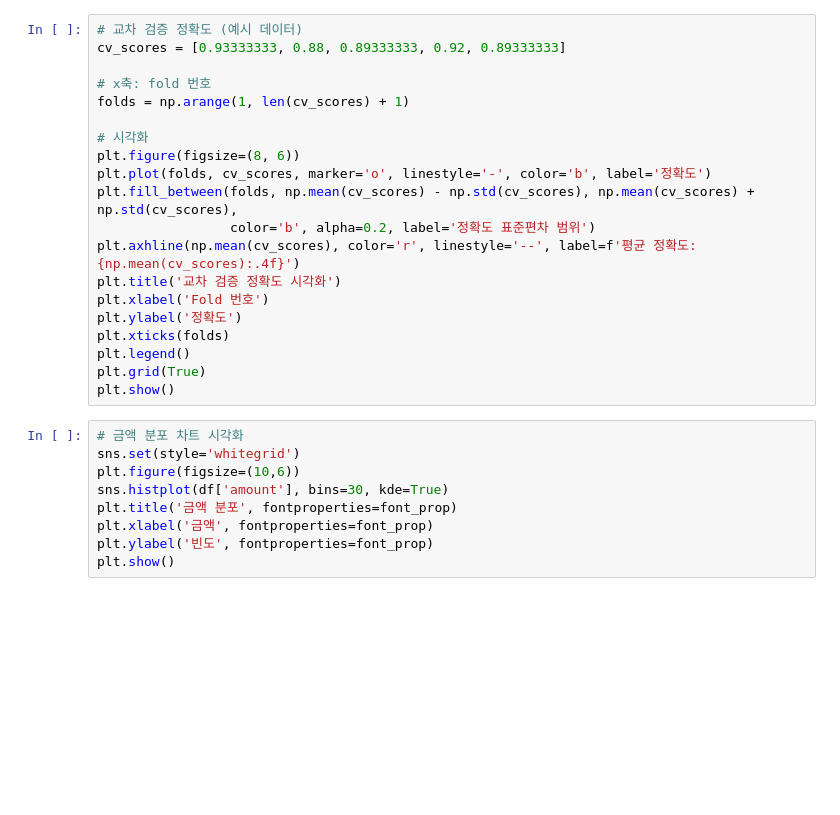
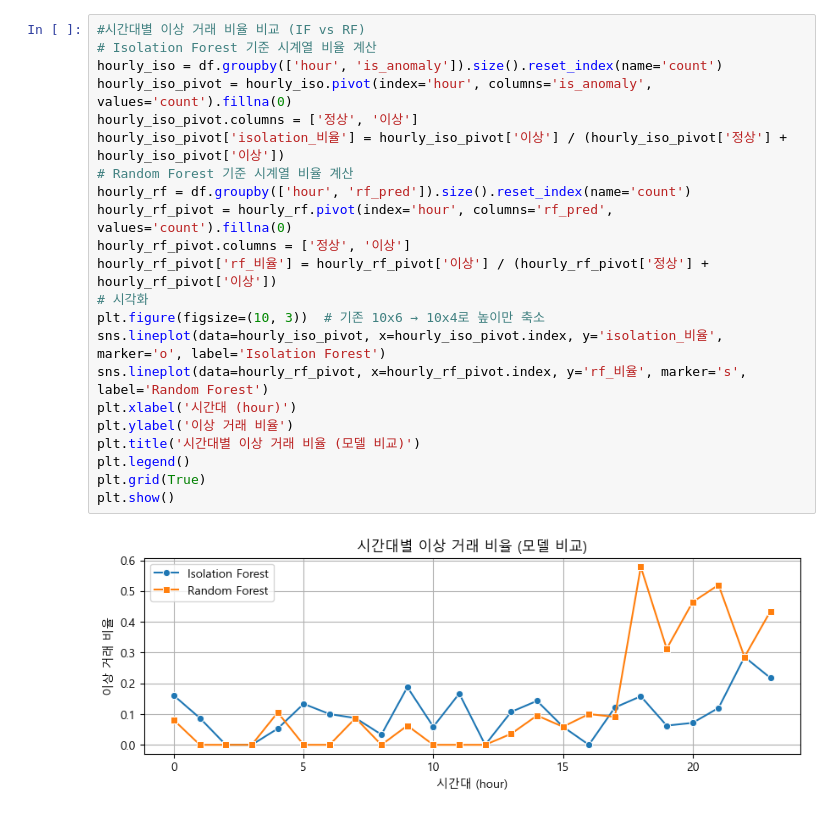
Before and after one commit to HyunSu1313/FraudDetction, a Jupyter notebook: notebooks/fraud_detection_final.ipynb, the cells around one changed output. Drawn from its saved outputs; the diff is of its cells as text; blank space fills up the shorter version.

```diff
--- a/notebooks/fraud_detection_final.ipynb
+++ b/notebooks/fraud_detection_final.ipynb
@@ -125,30 +186,25 @@ matplotlib.rcParams['axes.unicode_minus'] = False
-# %%
-# 교차 검증 정확도 (예시 데이터)
-cv_scores = [0.93333333, 0.88, 0.89333333, 0.92, 0.89333333]
-
-# x축: fold 번호
-folds = np.arange(1, len(cv_scores) + 1)
-
-# 시각화
-plt.figure(figsize=(8, 6))
-plt.plot(folds, cv_scores, marker='o', linestyle='-', color='b', label='정확도')
-plt.fill_between(folds, np.mean(cv_scores) - np.std(cv_scores), np.mean(cv_scores) + np.std(cv_scores),
-                 color='b', alpha=0.2, label='정확도 표준편차 범위')
-plt.axhline(np.mean(cv_scores), color='r', linestyle='--', label=f'평균 정확도: {np.mean(cv_scores):.4f}')
-plt.title('교차 검증 정확도 시각화')
-plt.xlabel('Fold 번호')
-plt.ylabel('정확도')
-plt.xticks(folds)
-plt.legend()
-plt.grid(True)
-plt.show()
 # %%
-# 금액 분포 차트 시각화
-sns.set(style='whitegrid')
-plt.figure(figsize=(10,6))
-sns.histplot(df['amount'], bins=30, kde=True)
-plt.title('금액 분포', fontproperties=font_prop)
-plt.xlabel('금액', fontproperties=font_prop)
-plt.ylabel('빈도', fontproperties=font_prop)
+#시간대별 이상 거래 비율 비교 (IF vs RF)
+# Isolation Forest 기준 시계열 비율 계산
+hourly_iso = df.groupby(['hour', 'is_anomaly']).size().reset_index(name='count')
+hourly_iso_pivot = hourly_iso.pivot(index='hour', columns='is_anomaly', values='count').fillna(0)
+hourly_iso_pivot.columns = ['정상', '이상']
+hourly_iso_pivot['isolation_비율'] = hourly_iso_pivot['이상'] / (hourly_iso_pivot['정상'] + hourly_iso_pivot['이상'])
+# Random Forest 기준 시계열 비율 계산
+hourly_rf = df.groupby(['hour', 'rf_pred']).size().reset_index(name='count')
+hourly_rf_pivot = hourly_rf.pivot(index='hour', columns='rf_pred', values='count').fillna(0)
+hourly_rf_pivot.columns = ['정상', '이상']
+hourly_rf_pivot['rf_비율'] = hourly_rf_pivot['이상'] / (hourly_rf_pivot['정상'] + hourly_rf_pivot['이상'])
+# 시각화
+plt.figure(figsize=(10, 3))  # 기존 10x6 → 10x4로 높이만 축소
+sns.lineplot(data=hourly_iso_pivot, x=hourly_iso_pivot.index, y='isolation_비율', marker='o', label='Isolation Forest')
+sns.lineplot(data=hourly_rf_pivot, x=hourly_rf_pivot.index, y='rf_비율', marker='s', label='Random Forest')
+plt.xlabel('시간대 (hour)')
+plt.ylabel('이상 거래 비율')
+plt.title('시간대별 이상 거래 비율 (모델 비교)')
+plt.legend()
+plt.grid(True)
 plt.show()
+# %% [output]
+[figure, added]
 # %%
```
Also changed, not shown: parts of 14 cells of this notebook.
